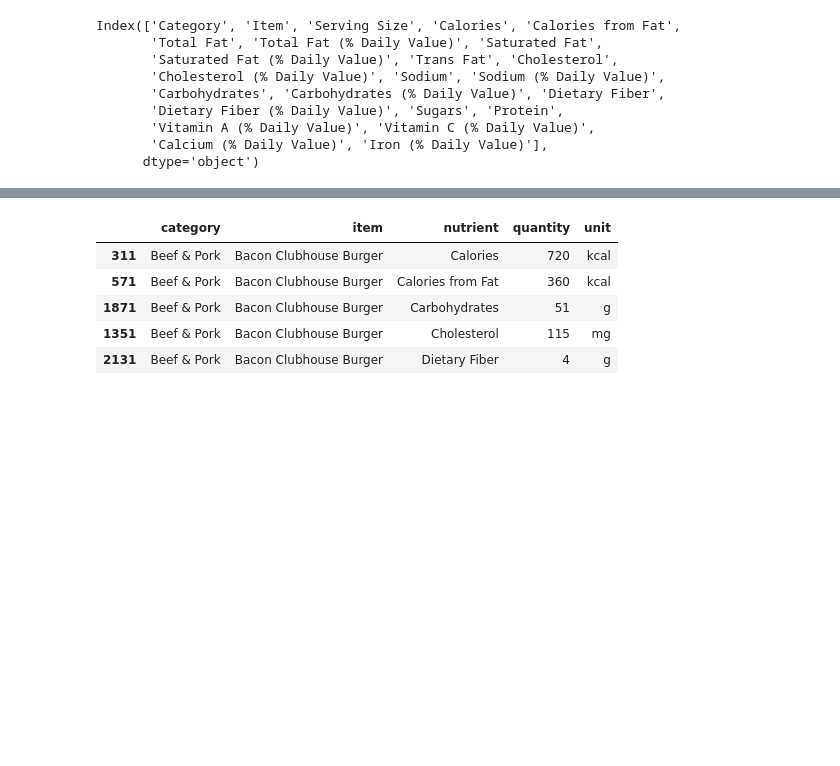
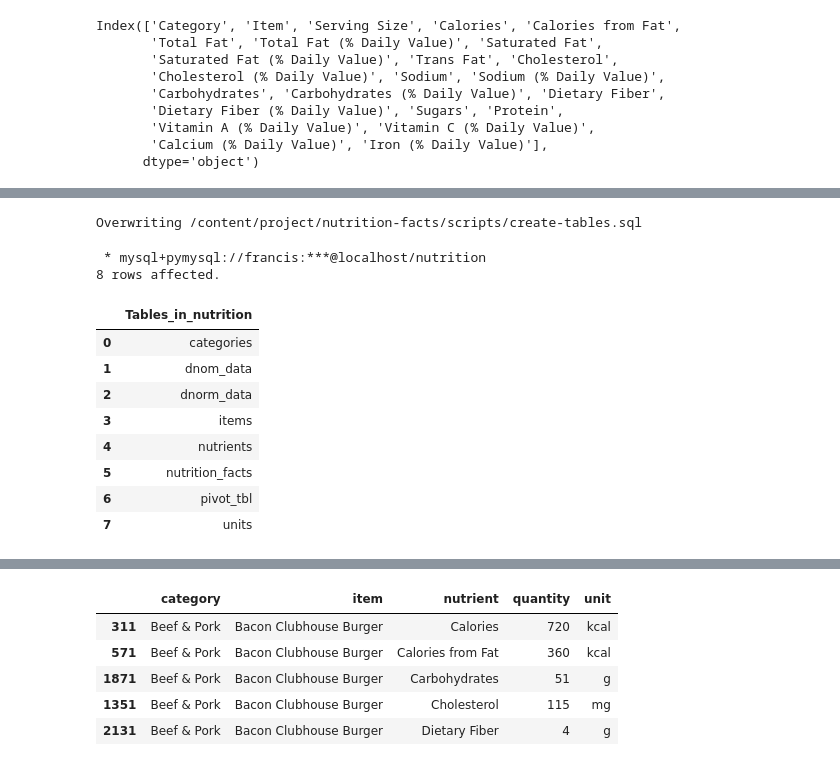
Before and after one commit to sreent/data-management-intro, a Jupyter notebook: Nutrition Facts - Ingestion using SQL.ipynb, the cells around one changed output, grey strips where cells are left out. Saved outputs shown, nothing was run; the diff lists cells and outputs as text; code cells hidden in the pictures; blank space fills up the shorter version.

```diff
--- a/Nutrition Facts - Ingestion using SQL.ipynb
+++ b/Nutrition Facts - Ingestion using SQL.ipynb
@@ -168,0 +225,44 @@ UNITS = {
+# %%
+%%writefile $SCRIPT_PATH/create-tables.sql
+USE nutrition;
+
+DROP TABLE IF EXISTS nutrition_facts;
+DROP TABLE IF EXISTS nutrients;
+DROP TABLE IF EXISTS units;
+DROP TABLE IF EXISTS items;
+DROP TABLE IF EXISTS categories;
+
+CREATE TABLE categories (
+  category_id int PRIMARY KEY AUTO_INCREMENT,
+  category_name varchar(255) NOT NULL
+);
+
+CREATE TABLE items (
+  item_id int PRIMARY KEY AUTO_INCREMENT,
+  item_name varchar(255) NOT NULL,
+  category int NOT NULL,
+  FOREIGN KEY (category) REFERENCES categories(category_id)
+);
+
+CREATE TABLE units (
+  unit_id int PRIMARY KEY AUTO_INCREMENT,
+  unit_name varchar(255) NOT NULL
+);
+
+CREATE TABLE nutrients (
+  nutrient_id int PRIMARY KEY AUTO_INCREMENT,
+  nutrient_name varchar(255) NOT NULL,
+  unit int NOT NULL,
+  FOREIGN KEY (unit) REFERENCES units(unit_id)
+);
+
+CREATE TABLE nutrition_facts (
+  item int,
+  nutrient int,
+  quantity float NOT NULL,
+  PRIMARY KEY (item, nutrient),
+  FOREIGN KEY (item) REFERENCES items(item_id),
+  FOREIGN KEY (nutrient) REFERENCES nutrients(nutrient_id)
+);
+# %% [output]
+Overwriting /content/project/nutrition-facts/scripts/create-tables.sql
@@ -168,0 +271,15 @@ UNITS = {
+# %%
+%%sql
+SHOW TABLES;
+# %% [output]
+ * mysql+pymysql://francis:***@localhost/nutrition
+8 rows affected.
+|  | Tables_in_nutrition |
+| 0 | categories |
+| 1 | dnom_data |
+| 2 | dnorm_data |
+| 3 | items |
+| 4 | nutrients |
+| 5 | nutrition_facts |
+| 6 | pivot_tbl |
+| 7 | units |
```
Also changed, not shown: parts of 18 cells of this notebook.
